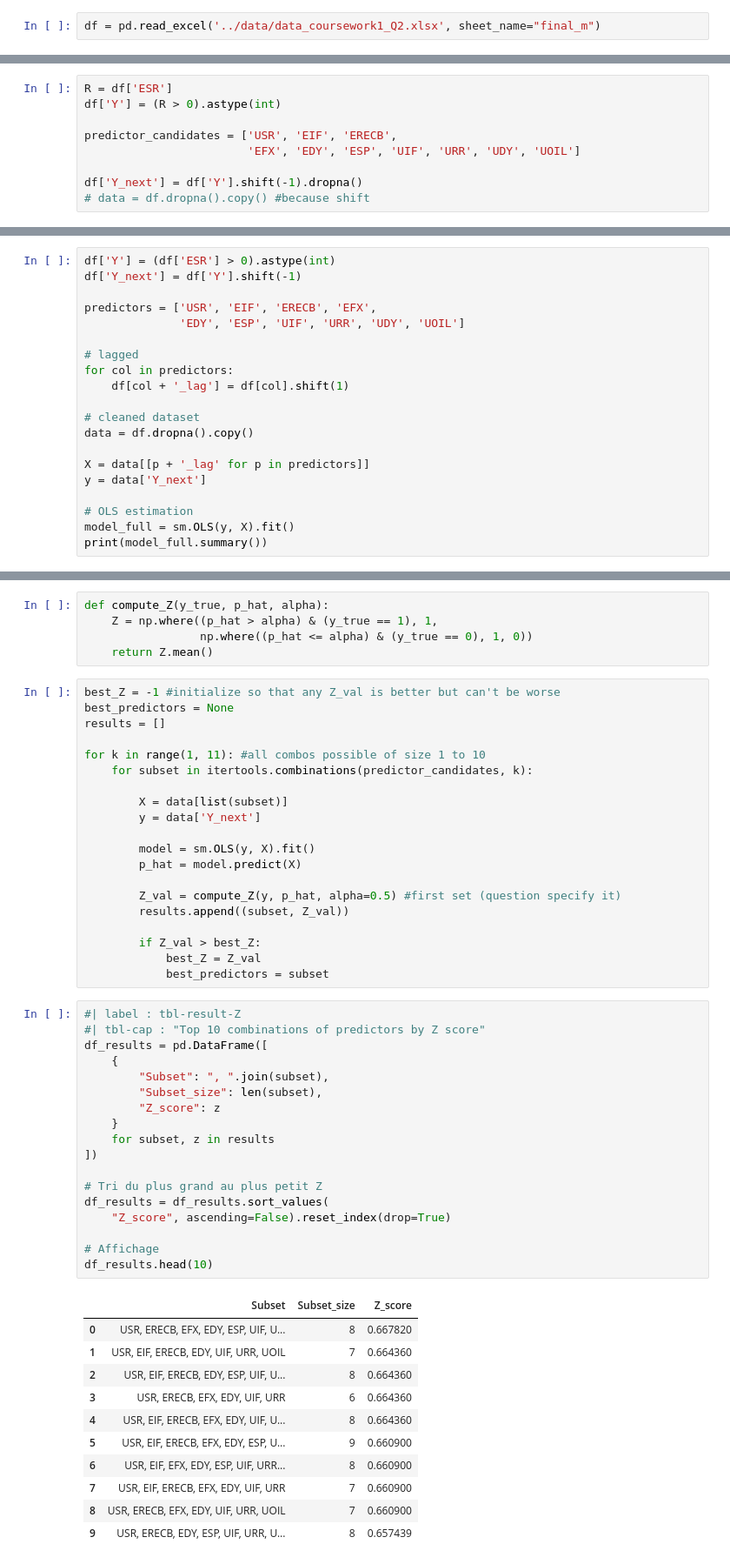
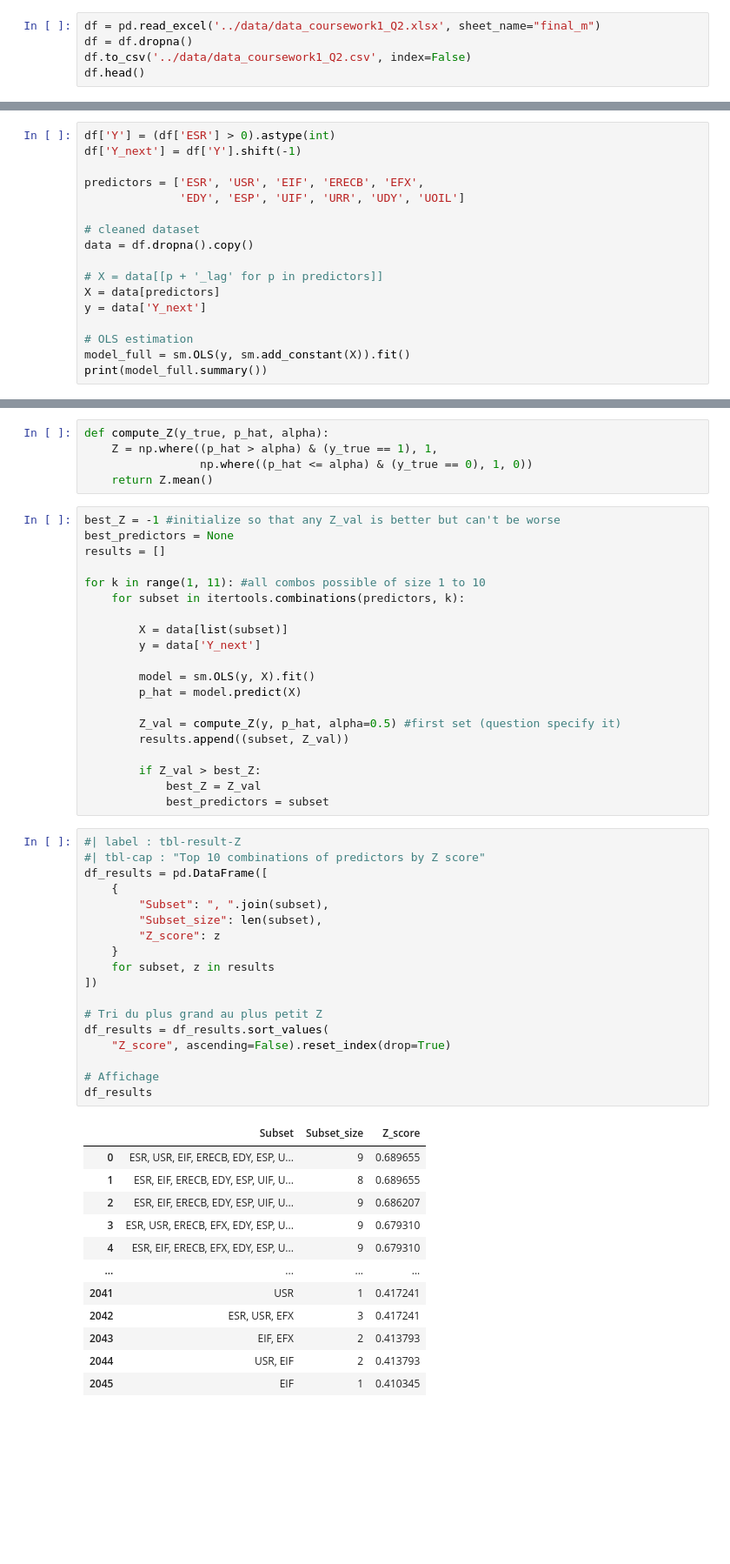
Before and after one commit to rodologie/Financial_Statistics, a Jupyter notebook: notebooks/main.ipynb, the cells around one changed output, grey strips where cells are left out. Shown: that part at 87% size. Saved outputs shown, nothing was run; the diff lists cells and outputs as text; blank space fills up the shorter version.

Commit message:
need constant ?

```diff
--- a/notebooks/main.ipynb
+++ b/notebooks/main.ipynb
@@ -246,3 +246,6 @@ c0            -0.0100      0.006     -1.757      0.080      -0.021       0.001
 # Question 2
 # %%
 df = pd.read_excel('../data/data_coursework1_Q2.xlsx', sheet_name="final_m")
+df = df.dropna()
+df.to_csv('../data/data_coursework1_Q2.csv', index=False)
+df.head()
@@ -250,15 +260,6 @@ df = pd.read_excel('../data/data_coursework1_Q2.xlsx', sheet_name="final_m")
 Let's use  EMU stock total excess return as our Rt as defined in the question.
 We can then compute Y as follows:
 $$Y_t = \begin{cases} 1 & \text{if } R_{t} > 0 \\ 0 & \text{otherwise} \end{cases}$$
-# %%
-R = df['ESR']
-df['Y'] = (R > 0).astype(int)
-
-predictor_candidates = ['USR', 'EIF', 'ERECB',
-                        'EFX', 'EDY', 'ESP', 'UIF', 'URR', 'UDY', 'UOIL']
-
-df['Y_next'] = df['Y'].shift(-1).dropna()
-# data = df.dropna().copy() #because shift
 # %% [markdown]
 The regression model is then defined as: <br>
 $$Y_{t+1} = \beta'X_t + \epsilon_{t}$$
@@ -282,20 +279,17 @@ array([nan, nan, nan, nan, nan, nan, nan, nan, nan, nan])
 df['Y'] = (df['ESR'] > 0).astype(int)
 df['Y_next'] = df['Y'].shift(-1)
 
-predictors = ['USR', 'EIF', 'ERECB', 'EFX',
+predictors = ['ESR', 'USR', 'EIF', 'ERECB', 'EFX',
               'EDY', 'ESP', 'UIF', 'URR', 'UDY', 'UOIL']
-
-# lagged
-for col in predictors:
-    df[col + '_lag'] = df[col].shift(1)
 
 # cleaned dataset
 data = df.dropna().copy()
 
-X = data[[p + '_lag' for p in predictors]]
+# X = data[[p + '_lag' for p in predictors]]
+X = data[predictors]
 y = data['Y_next']
 
 # OLS estimation
-model_full = sm.OLS(y, X).fit()
+model_full = sm.OLS(y, sm.add_constant(X)).fit()
 print(model_full.summary())
 # %% [output]
@@ -337,7 +331,7 @@ best_predictors = None
 results = []
 
 for k in range(1, 11): #all combos possible of size 1 to 10
-    for subset in itertools.combinations(predictor_candidates, k):
+    for subset in itertools.combinations(predictors, k):
 
         X = data[list(subset)]
         y = data['Y_next']
@@ -354,30 +348,31 @@ for k in range(1, 11): #all combos possible of size 1 to 10
 # %%
 #| label : tbl-result-Z
 #| tbl-cap : "Top 10 combinations of predictors by Z score"
 df_results = pd.DataFrame([
     {
         "Subset": ", ".join(subset),
         "Subset_size": len(subset),
         "Z_score": z
     }
     for subset, z in results
 ])
 
 # Tri du plus grand au plus petit Z
 df_results = df_results.sort_values(
     "Z_score", ascending=False).reset_index(drop=True)
 
 # Affichage
-df_results.head(10)
+df_results
 # %% [output]
 |  | Subset | Subset_size | Z_score |
-| 0 | USR, ERECB, EFX, EDY, ESP, UIF, U... | 8 | 0.667820 |
-| 1 | USR, EIF, ERECB, EDY, UIF, URR, UOIL | 7 | 0.664360 |
-| 2 | USR, EIF, ERECB, EDY, ESP, UIF, U... | 8 | 0.664360 |
-| 3 | USR, ERECB, EFX, EDY, UIF, URR | 6 | 0.664360 |
-| 4 | USR, EIF, ERECB, EFX, EDY, UIF, U... | 8 | 0.664360 |
-| 5 | USR, EIF, ERECB, EFX, EDY, ESP, U... | 9 | 0.660900 |
-| 6 | USR, EIF, EFX, EDY, ESP, UIF, URR... | 8 | 0.660900 |
-| 7 | USR, EIF, ERECB, EFX, EDY, UIF, URR | 7 | 0.660900 |
-| 8 | USR, ERECB, EFX, EDY, UIF, URR, UOIL | 7 | 0.660900 |
-| 9 | USR, ERECB, EDY, ESP, UIF, URR, U... | 8 | 0.657439 |
+| 0 | ESR, USR, EIF, ERECB, EDY, ESP, U... | 9 | 0.689655 |
+| 1 | ESR, EIF, ERECB, EDY, ESP, UIF, U... | 8 | 0.689655 |
+| 2 | ESR, EIF, ERECB, EDY, ESP, UIF, U... | 9 | 0.686207 |
+| 3 | ESR, USR, ERECB, EFX, EDY, ESP, U... | 9 | 0.679310 |
+| 4 | ESR, EIF, ERECB, EFX, EDY, ESP, U... | 9 | 0.679310 |
+| ... | ... | ... | ... |
+| 2041 | USR | 1 | 0.417241 |
+| 2042 | ESR, USR, EFX | 3 | 0.417241 |
+| 2043 | EIF, EFX | 2 | 0.413793 |
+| 2044 | USR, EIF | 2 | 0.413793 |
+| 2045 | EIF | 1 | 0.410345 |
```
Also changed, not shown: parts of 11 cells of this notebook, 1 other file.
